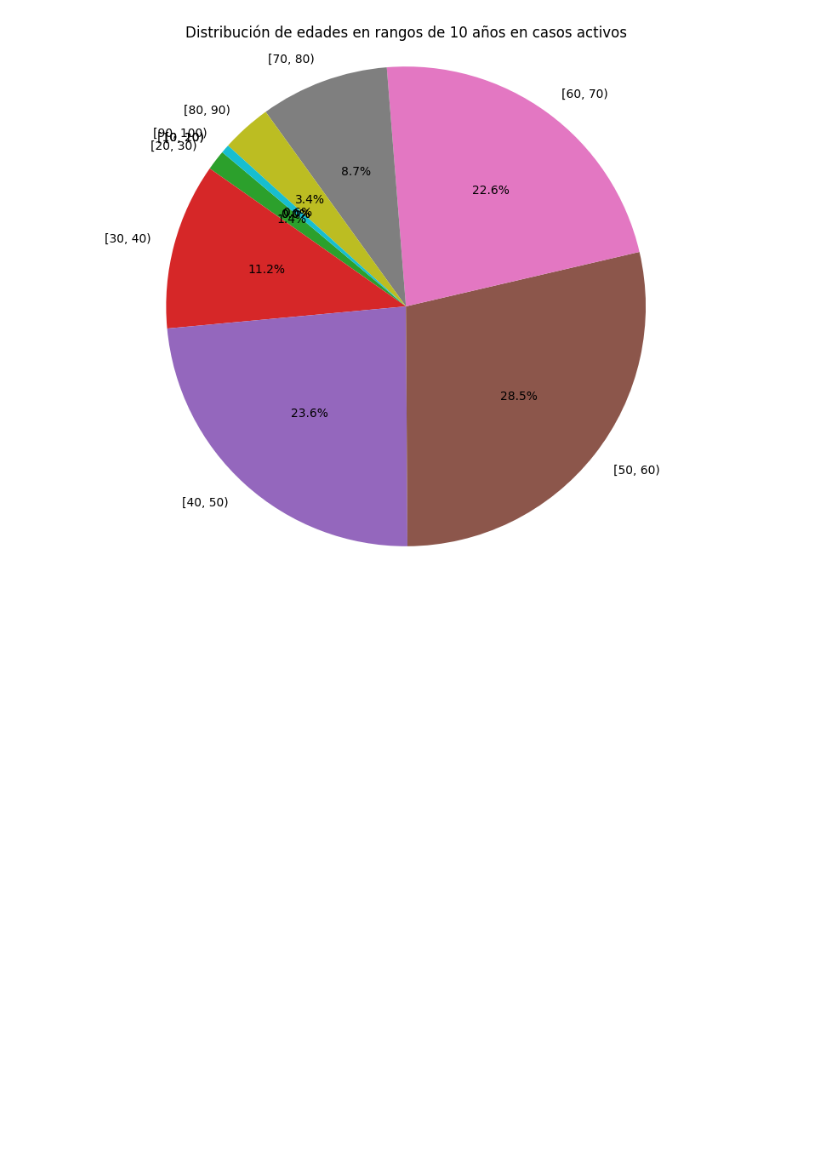
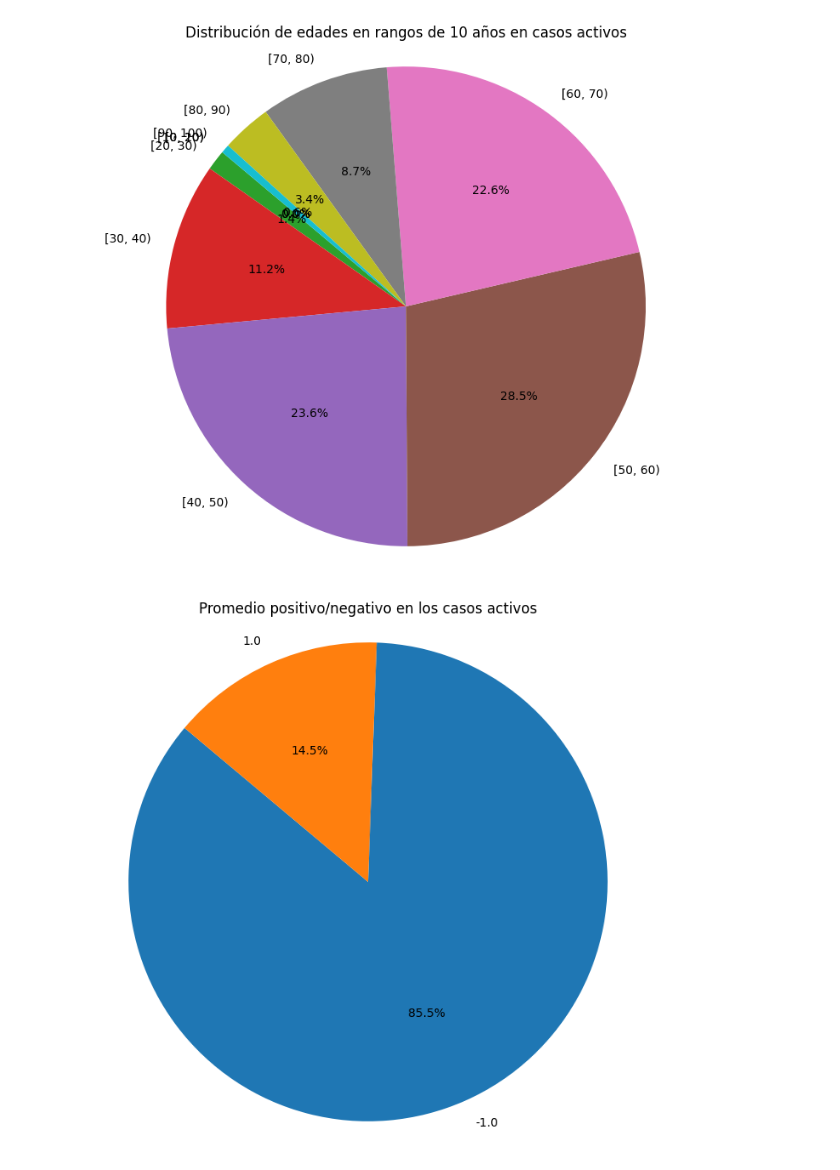
Before and after one commit to LER-Artema/skandia, a Jupyter notebook: skandia/modelo_predictivo.ipynb, the cells around one changed output. Saved outputs shown, nothing was run; the diff lists cells and outputs as text; code cells hidden in the pictures; blank space fills up the shorter version.

```diff
--- a/skandia/modelo_predictivo.ipynb
+++ b/skandia/modelo_predictivo.ipynb
@@ -160,10 +160,11 @@ info_por_cliente.head(10)
 # %%
 import matplotlib.pyplot as plt
 
+info_por_cliente.loc[info_por_cliente['ValorTransaccion'] < 0, 'Promedio de transacciones'] = -1
+info_por_cliente.loc[info_por_cliente['ValorTransaccion'] > 0, 'Promedio de transacciones'] = 1
 
 casos_activos = info_por_cliente.loc[info_por_cliente['-70%'] == True]
 # casos_activos.head(10)
-
 
 # Obtén los valores únicos y sus recuentos de la columna 'columna'
 counts = casos_activos['CIUDAD'].value_counts()
@@ -206,4 +207,15 @@ plt.title('Distribución de edades en rangos de 10 años en casos activos')
 plt.show()
 # %% [output]
 [figure]
+# %%
+counts = casos_activos['Promedio de transacciones'].value_counts()
+
+# Crea un gráfico de pastel
+plt.figure(figsize=(8, 8))
+plt.pie(counts, labels=counts.index, autopct='%1.1f%%', startangle=140)
+plt.axis('equal')  # Hace que el gráfico de pastel sea circular
+plt.title('Promedio positivo/negativo en los casos activos')
+plt.show()
+# %% [output]
+[figure, added]
 # %%
```
Also changed, not shown: parts of 2 cells of this notebook.
